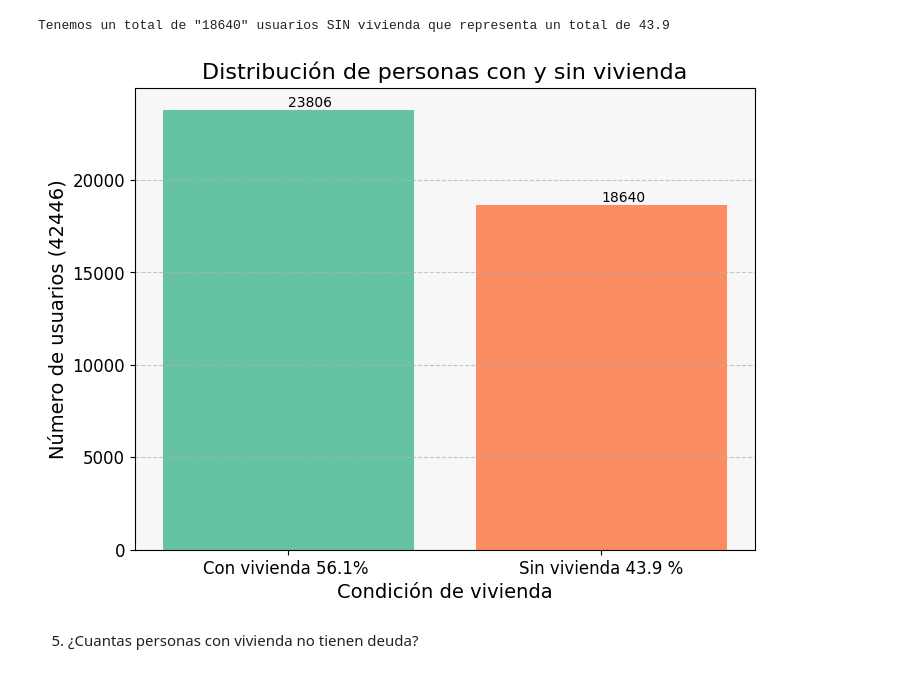
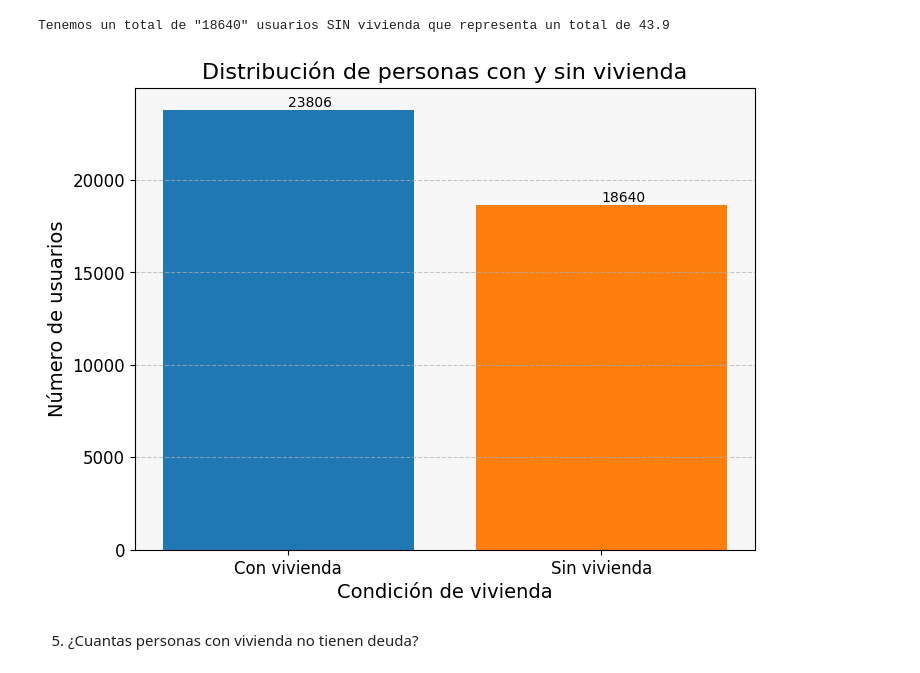
Before and after one commit to guillem-edo/AMACOR_Depositos, a Jupyter notebook: DATA/EDA/EDA.ipynb, the cells around one changed output. Drawn from its saved outputs; the diff is of its cells as text; code cells hidden in the pictures.

```diff
--- a/DATA/EDA/EDA.ipynb
+++ b/DATA/EDA/EDA.ipynb
@@ -255,36 +267,37 @@ print (f'Tenemos un total de "{num_vivienda_no}" usuarios SIN vivienda que repre
 # %% [output]
 Tenemos un total de "18640" usuarios SIN vivienda que representa un total de 43.9
 # %%
+# Calcular el número de personas con y sin vivienda
 num_persona_con_vivienda = df[df['vivienda'] == 'si'].shape[0]
 num_persona_sin_vivienda = df[df['vivienda'] == 'no'].shape[0]
 
 # Datos para el gráfico
-labels = ['Con vivienda 56.1% ', 'Sin vivienda 43.9 %']
+labels = ['Con vivienda', 'Sin vivienda']
 datos = [num_persona_con_vivienda, num_persona_sin_vivienda]
-colors = ['#66c2a5', '#fc8d62']  # Colores más llamativos
+colors = ['#1f77b4', '#ff7f0e']  # Azul y naranja
 
 # Crear el gráfico de barras con un estilo más bonito
 plt.figure(figsize=(8, 6))  # Ajustar el tamaño del gráfico
 bars = plt.bar(labels, datos, color=colors)
 
 # Agregar etiquetas en cada barra
 for bar in bars:
     yval = bar.get_height()
     plt.text(bar.get_x() + bar.get_width()/2, yval + 0.1, round(yval, 2), va='bottom')
 
 plt.title('Distribución de personas con y sin vivienda', fontsize=16)
 plt.xlabel('Condición de vivienda', fontsize=14)
-plt.ylabel('Número de usuarios (42446)', fontsize=14)
+plt.ylabel('Número de usuarios', fontsize=14)
 plt.xticks(fontsize=12)
 plt.yticks(fontsize=12)
 plt.grid(axis='y', linestyle='--', alpha=0.7)  # Agregar rejilla para mejor visualización
 
 # Personalizar el fondo del gráfico
 plt.gca().set_facecolor('#f7f7f7')
 
 plt.show()
 # %% [output]
-[figure, old version]
+[figure, new version]
 # %% [markdown]
 5. ¿Cuantas personas con vivienda no tienen deuda?
 # %%
```
Also changed, not shown: parts of 9 cells of this notebook.
